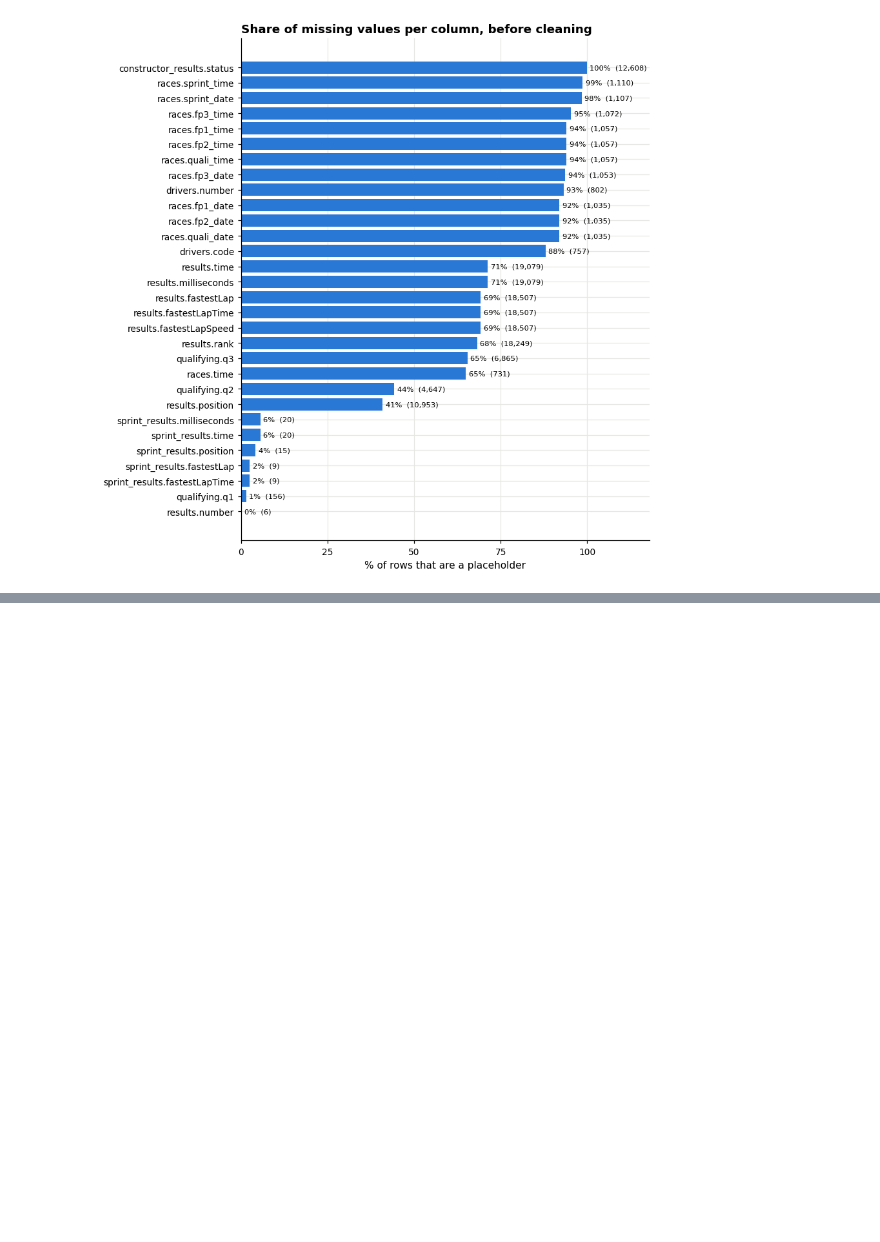
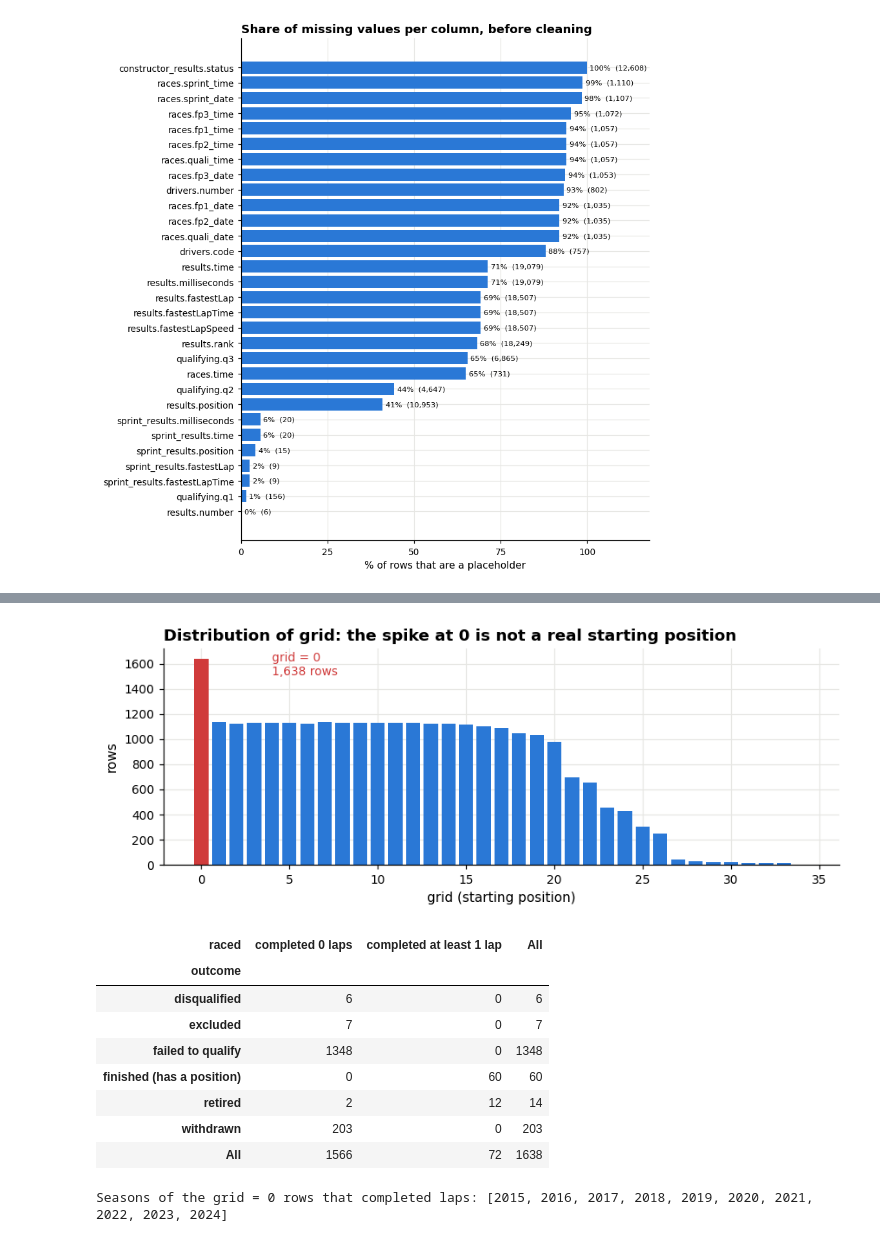
Before and after one commit to adhamshaheen/f1-podium-prediction, a Jupyter notebook: notebooke15c4f85e0.ipynb, the cells around one changed output, grey strips where cells are left out. Saved outputs shown, nothing was run; the diff lists cells and outputs as text; code cells hidden in the pictures; blank space fills up the shorter version.

```diff
--- a/notebooke15c4f85e0.ipynb
+++ b/notebooke15c4f85e0.ipynb
@@ -291,0 +517,33 @@ Columns with at least one placeholder: 30
+# %%
+# --- (a) grid: a starting position of 0 is impossible on a real grid ---
+grid = res_raw['grid'].astype(int)
+fig, ax = plt.subplots(figsize=(8, 3.2))
+# how many rows start from each grid value. The bar at 0 is drawn in red
+counts = grid.value_counts().sort_index()
+ax.bar(counts.index, counts.values, color=[RED if g == 0 else BLUE for g in counts.index])
+ax.annotate(f'grid = 0\n{counts.loc[0]:,} rows', xy=(0, counts.loc[0]), xytext=(4, counts.loc[0] * 0.92), fontsize=9, color=RED)
+ax.set_xlabel('grid (starting position)'); ax.set_ylabel('rows')
+ax.set_title('Distribution of grid: the spike at 0 is not a real starting position')
+finish(fig, '07_grid_distribution')
+
+# Who are the grid = 0 rows? positionText tells us how the race ended for them.
+POSITION_CODES = {'R': 'retired', 'D': 'disqualified', 'E': 'excluded', 'W': 'withdrawn',
+                  'F': 'failed to qualify', 'N': 'not classified'}
+res_raw['outcome'] = res_raw['positionText'].map(POSITION_CODES).fillna('finished (has a position)')
+# Take only the grid = 0 rows and split them by whether the car completed any lap
+grid0 = res_raw[grid == 0].copy()
+grid0['raced'] = np.where(grid0['laps'].astype(int) > 0, 'completed at least 1 lap', 'completed 0 laps')
+display(pd.crosstab(grid0['outcome'], grid0['raced'], margins=True))
+print('Seasons of the grid = 0 rows that completed laps:', sorted(int(y) for y in grid0.loc[grid0['raced'] == 'completed at least 1 lap', 'year'].unique()))
+# %% [output]
+[figure, added]
+| raced | completed 0 laps | completed at least 1 lap | All |
+| outcome |  |  |  |
+| disqualified | 6 | 0 | 6 |
+| excluded | 7 | 0 | 7 |
+| failed to qualify | 1348 | 0 | 1348 |
+| finished (has a position) | 0 | 60 | 60 |
+| retired | 2 | 12 | 14 |
+| withdrawn | 203 | 0 | 203 |
+| All | 1566 | 72 | 1638 |
+Seasons of the grid = 0 rows that completed laps: [2015, 2016, 2017, 2018, 2019, 2020, 2021, 2022, 2023, 2024]
```
Also changed, not shown: parts of 16 cells of this notebook.
